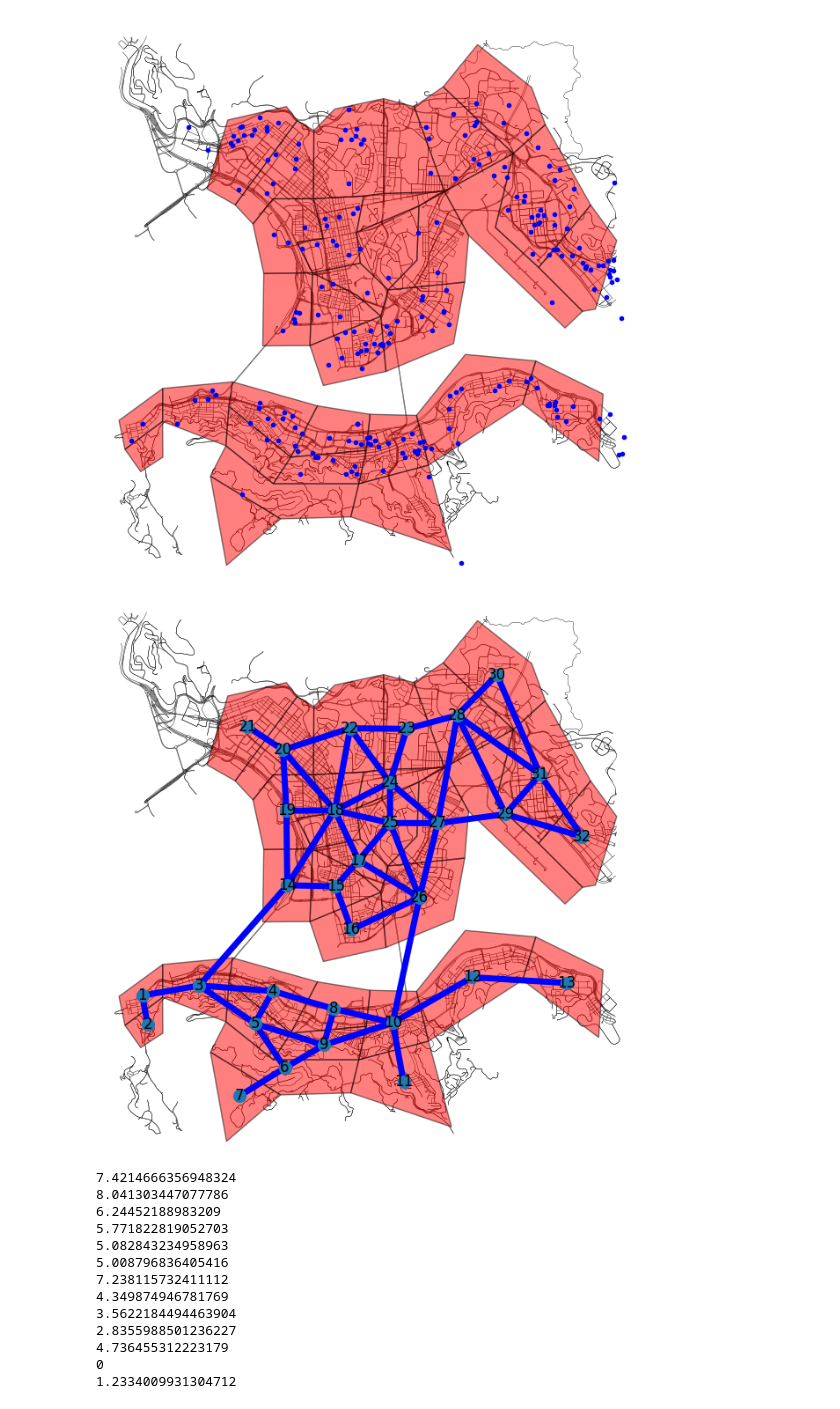
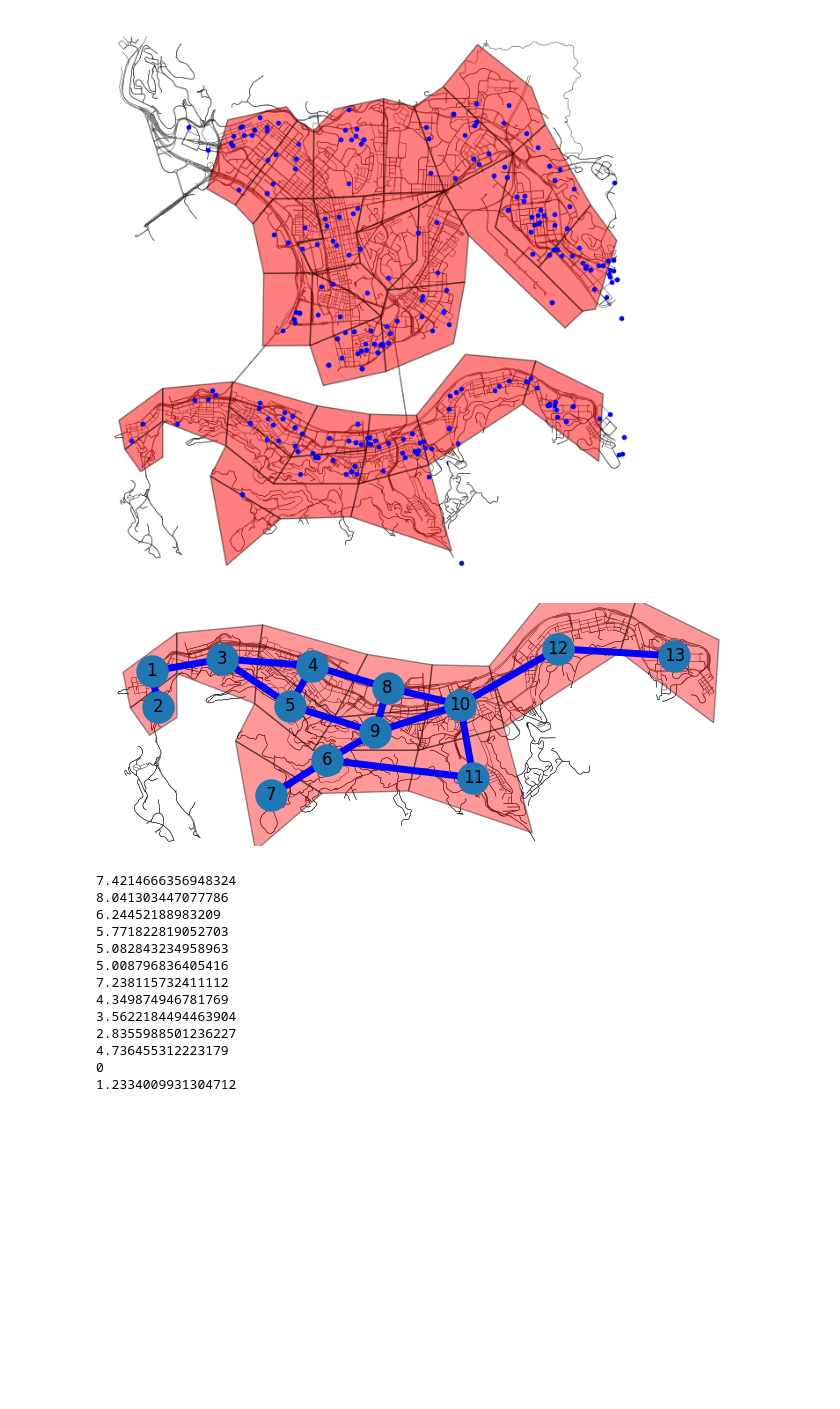
Before and after one commit to khzhang2/HK_region_partition, a Jupyter notebook: HK_region_partition_HKI_KL.ipynb, the cells around one changed output. Saved outputs shown, nothing was run; the diff lists cells and outputs as text; code cells hidden in the pictures; blank space fills up the shorter version.

```diff
--- a/HK_region_partition_HKI_KL.ipynb
+++ b/HK_region_partition_HKI_KL.ipynb
@@ -12,16 +12,10 @@ import matplotlib.pyplot as plt
 import ipdb
 # %%
 # get HK island road network
-# G_hk = ox.graph.graph_from_bbox(
-#     22.356940238218694, 22.258178, 114.2259475, 114.124862,
-#     network_type='drive',
-#     retain_all=False,
-#     truncate_by_edge=False,
-#     simplify=True
-# )
-
+# hk island: 22.296438, 22.258178, 114.222375, 114.124862,
+# hk island and kowloon: 22.356940238218694, 22.258178, 114.2259475, 114.124862,
 G_hk = ox.graph.graph_from_bbox(
-    22.40164967258573, 22.258178, 114.2259475, 113.90235495550314,
+    22.296438, 22.258178, 114.222375, 114.124862,
     network_type='drive',
     retain_all=False,
     truncate_by_edge=False,
@@ -176,7 +172,7 @@ poly
 | 30 | 31 | KLB | 58,59,62,63,64 | R | POLYGON ((114.2048677 22.33481923... | 27 | 114.210306 | 22.326342 | ... |
 | 31 | 32 | NTK | 62,67,66,65,63 | MR | POLYGON ((114.2206471 22.32510918... | 63 | 114.218895 | 22.314635 | ... |
 # %%
-EV_charger_spots_data = pd.read_csv('./EV_Charger_Locations_202303_chi.csv')
+EV_charger_spots_data = pd.read_csv('./EV_Charger_Locations_202303_chi.csv', index_col=0)
 # %%
 for i in range(1, EV_charger_spots_data.shape[0]):
     ind = EV_charger_spots_data.index[i]
@@ -247,22 +246,33 @@ fig.savefig('partition_result_with_EVCharger.png', dpi=500)
 [figure]
 # %%
 G = nx.Graph()
-G.add_nodes_from(poly['polygon'])
-G.add_weighted_edges_from(edges.iloc[:, 1:].to_numpy())
+
+# hk and kowloon
+# G.add_nodes_from(poly['polygon'])
+# G.add_weighted_edges_from(edges.iloc[:, 1:].to_numpy())
+
+# hk only
+G.add_nodes_from(poly['polygon'].loc[:12])
+G.add_weighted_edges_from(edges.iloc[:16, 1:].to_numpy())
+
 pos = dict(zip(poly['polygon'].to_numpy(), poly[['centroid_x', 'centroid_y']].to_numpy()))
 # %%
 fig, ax = ox.plot.plot_graph(G_hk, node_size=0, bgcolor='w', edge_color='k', edge_linewidth=.3, save=0, show=False, close=False)
 
-geoms = shapely.geometry.MultiPolygon(list(poly['Polygon Geometry'])[:])
+# hk and kowloon
+# geoms = shapely.geometry.MultiPolygon(list(poly['Polygon Geometry'])[:])
+
+# hk only
+geoms = shapely.geometry.MultiPolygon(list(poly['Polygon Geometry'].loc[:12])[:])
 
 for geom in geoms.geoms:
     xs, ys = geom.exterior.xy
-    ax.fill(xs, ys, alpha=0.5, fc='r', ec='k')
-nx.draw_networkx(G, pos=pos, node_size=100, ax=ax, edge_color='b', width=5)
+    ax.fill(xs, ys, alpha=0.4, fc='r', ec='k')
+nx.draw_networkx(G, pos=pos, node_size=500, ax=ax, edge_color='b', width=5)
 
-fig.savefig('partition_result.png', dpi=500)
+fig.savefig('partition_result.pdf', format='pdf')
 # %% [output]
-[figure, old version]
+[figure, new version]
 # %%
 for i in range(1, 14):
     print(nx.dijkstra_path_length(G, 12, i))
```
Also changed, not shown: parts of 7 cells of this notebook, 4 other files.
